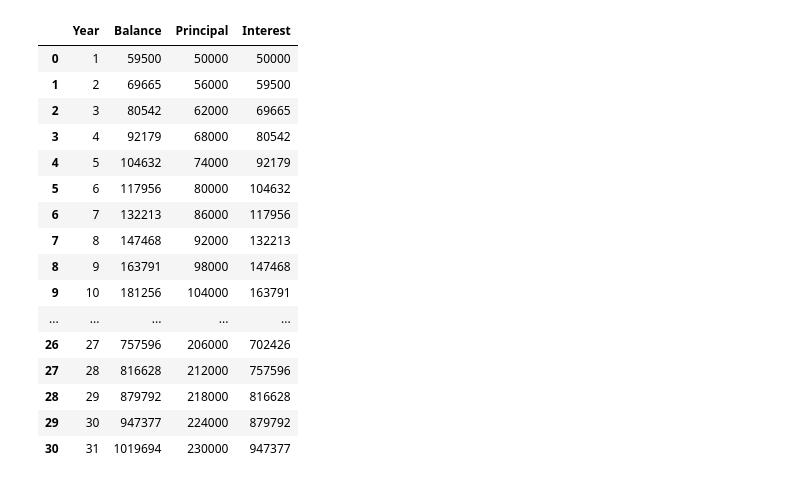
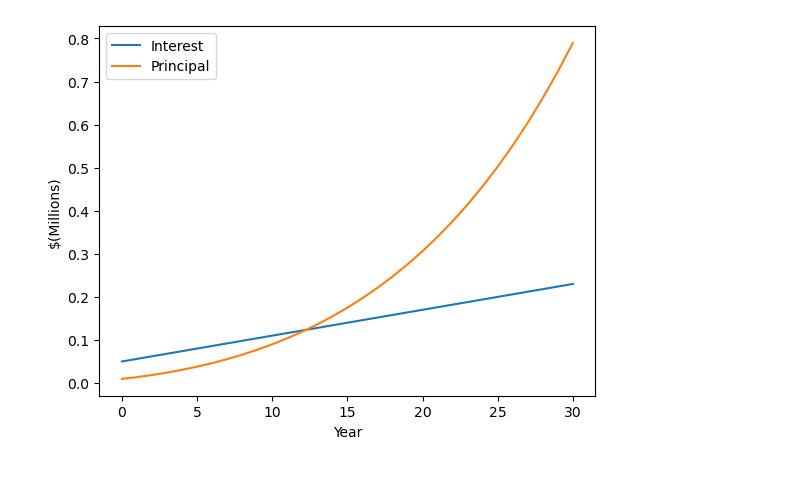
Before and after one commit to JoseArnel/TVM-Calculator, a Jupyter notebook: investment.ipynb, the cells around one changed output. Drawn from its saved outputs; the diff is of its cells as text; code cells hidden in the pictures.

```diff
--- a/investment.ipynb
+++ b/investment.ipynb
@@ -17,20 +17,9 @@ plt.show()
-# %%
-data
-# %% [output]
-|  | Year | Balance | Principal | Interest |
-| 0 | 1 | 59500 | 50000 | 50000 |
-| 1 | 2 | 69665 | 56000 | 59500 |
-| 2 | 3 | 80542 | 62000 | 69665 |
-| 3 | 4 | 92179 | 68000 | 80542 |
-| 4 | 5 | 104632 | 74000 | 92179 |
-| 5 | 6 | 117956 | 80000 | 104632 |
-| 6 | 7 | 132213 | 86000 | 117956 |
-| 7 | 8 | 147468 | 92000 | 132213 |
-| 8 | 9 | 163791 | 98000 | 147468 |
-| 9 | 10 | 181256 | 104000 | 163791 |
-| ... | ... | ... | ... | ... |
-| 26 | 27 | 757596 | 206000 | 702426 |
-| 27 | 28 | 816628 | 212000 | 757596 |
-| 28 | 29 | 879792 | 218000 | 816628 |
-| 29 | 30 | 947377 | 224000 | 879792 |
-| 30 | 31 | 1019694 | 230000 | 947377 |
+# %%
+plt.plot(data.Principal / 10**6)
+plt.plot(data.Interest / 10**6)
+plt.legend(['Principal', 'Interest'])
+plt.xlabel("Year")
+plt.ylabel("$(Millions)")
+plt.show()
+# %% [output]
+[figure, added]
```
Also changed, not shown: parts of 2 cells of this notebook, 1 other file.
